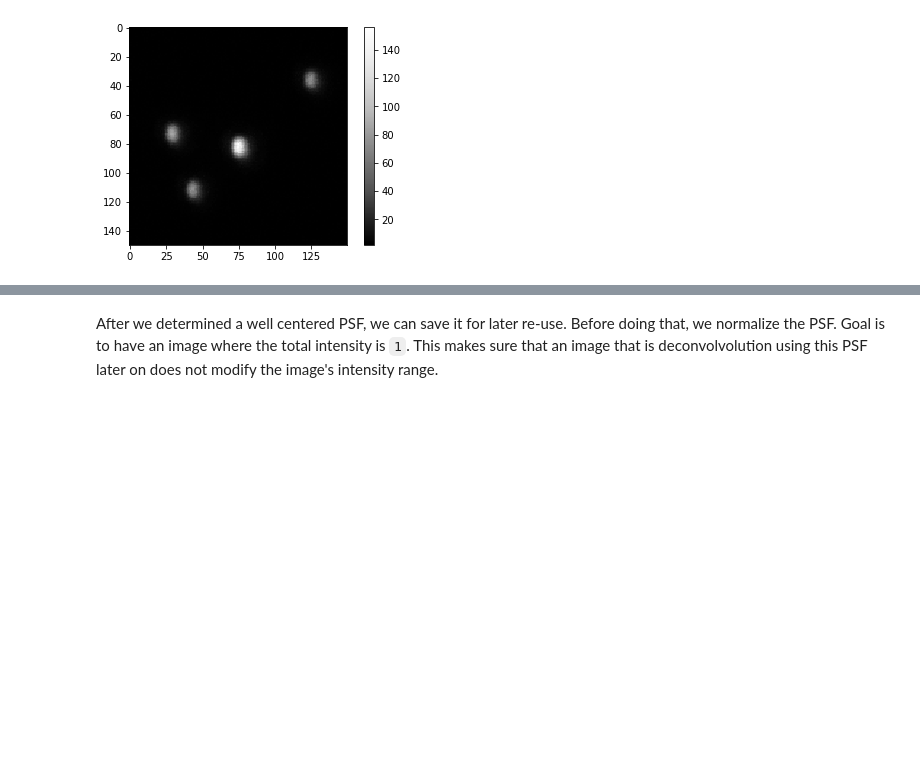
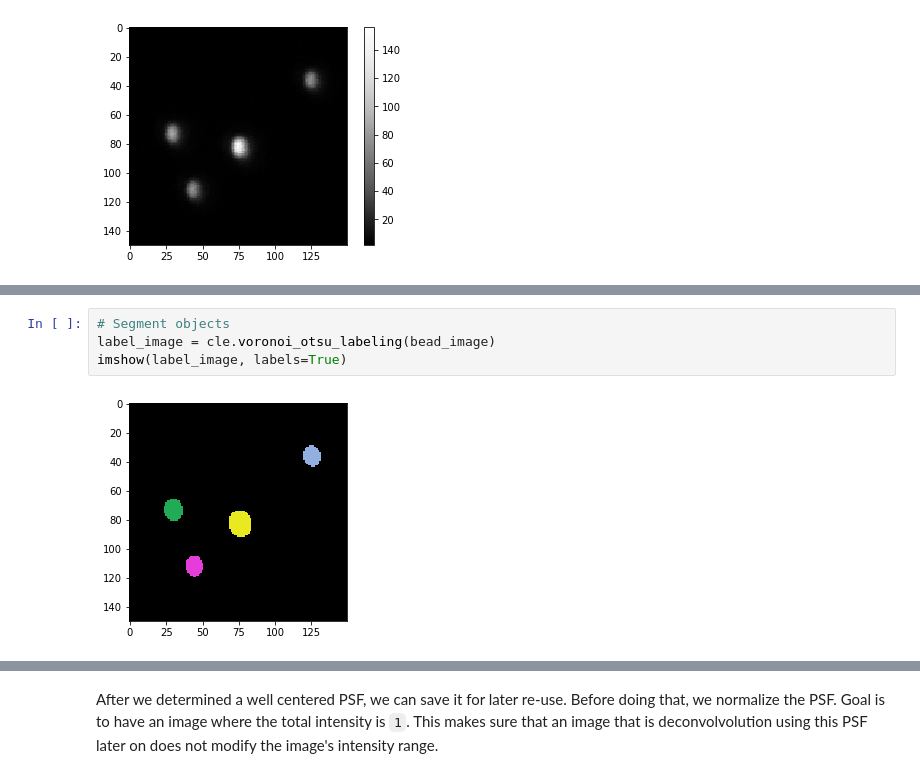
Before and after one commit to haesleinhuepf/BioImageAnalysisNotebooks, a Jupyter notebook: docs/18a_deconvolution/extract_psf.ipynb, the cells around one changed output, grey strips where cells are left out. Cells and saved outputs as stored; diff of their text form; blank space fills up the shorter version.

```diff
--- a/docs/18a_deconvolution/extract_psf.ipynb
+++ b/docs/18a_deconvolution/extract_psf.ipynb
@@ -68,0 +34,6 @@ imshow(cle.maximum_z_projection(psf), colorbar=True)
+# %%
+# Segment objects
+label_image = cle.voronoi_otsu_labeling(bead_image)
+imshow(label_image, labels=True)
+# %% [output]
+[figure, added]
```
Also changed, not shown: parts of 17 cells of this notebook, 2 other files.
